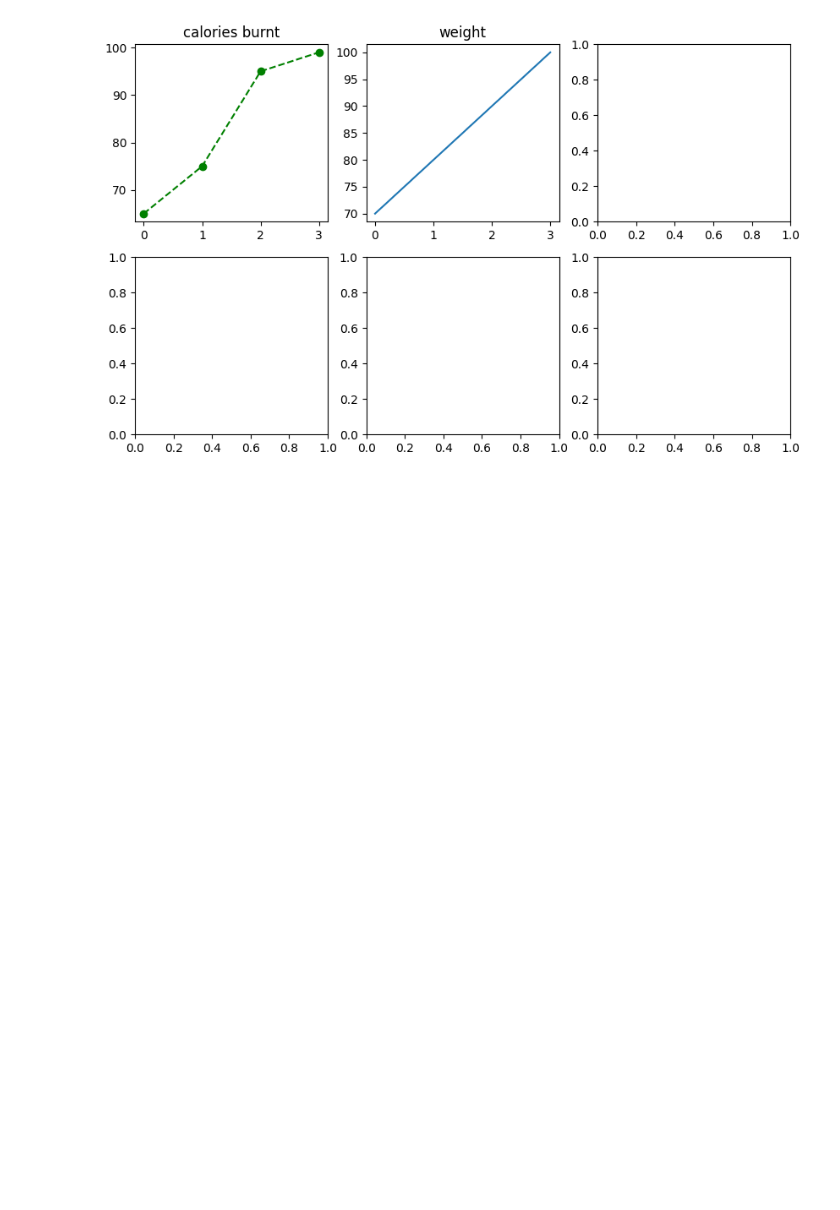
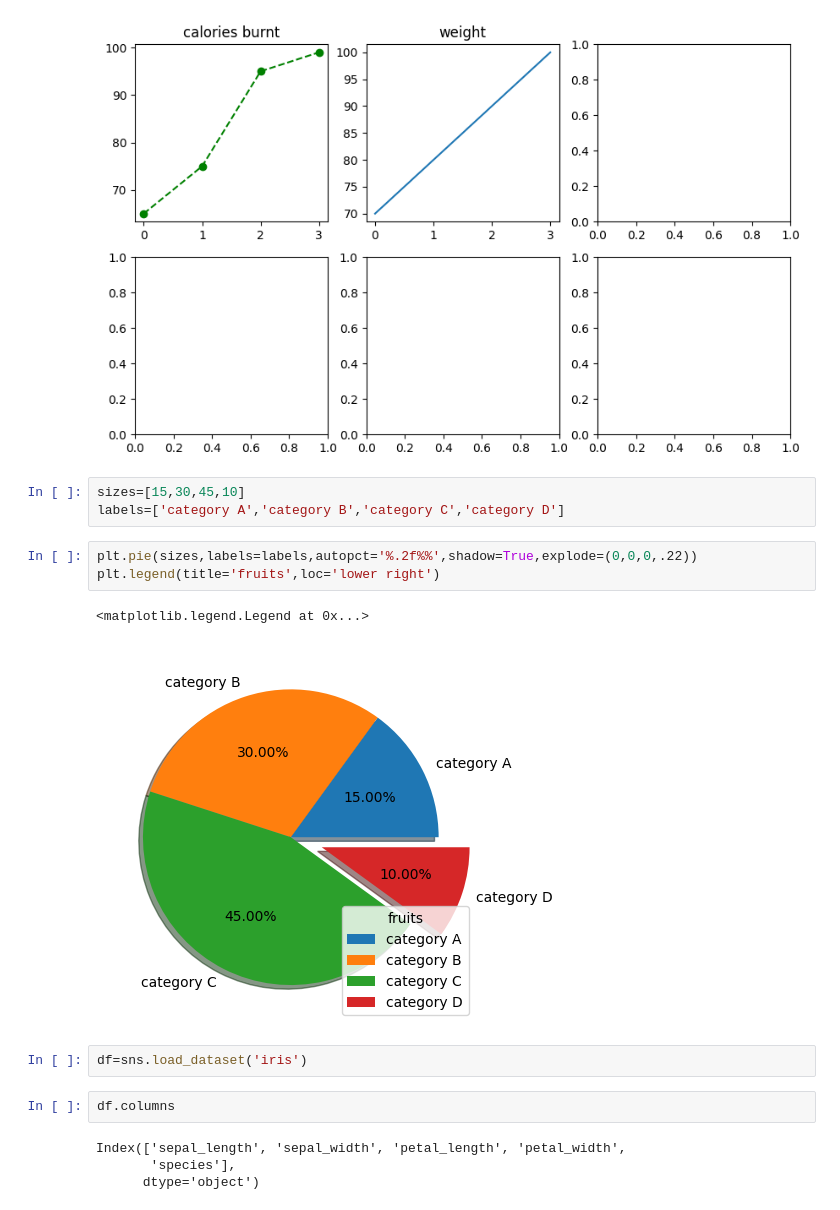
Before and after one commit to cijo-joseph-mathew/data_science, a Jupyter notebook: daily_class/matplotlib.ipynb, the cells around one changed output. Cells and saved outputs as stored; diff of their text form; blank space fills up the shorter version.

```diff
--- a/daily_class/matplotlib.ipynb
+++ b/daily_class/matplotlib.ipynb
@@ -235,3 +235,20 @@ ax[0,1].set_title('weight')
 # %% [output]
 Text(0.5, 1.0, 'weight')
 [figure]
+# %%
+sizes=[15,30,45,10]
+labels=['category A','category B','category C','category D']
+# %%
+plt.pie(sizes,labels=labels,autopct='%.2f%%',shadow=True,explode=(0,0,0,.22))
+plt.legend(title='fruits',loc='lower right')
+# %% [output]
+<matplotlib.legend.Legend at 0x...>
+[figure, added]
+# %%
+df=sns.load_dataset('iris')
+# %%
+df.columns
+# %% [output]
+Index(['sepal_length', 'sepal_width', 'petal_length', 'petal_width',
+       'species'],
+      dtype='object')
```
Also changed, not shown: parts of 42 cells of this notebook, 1 other file.
